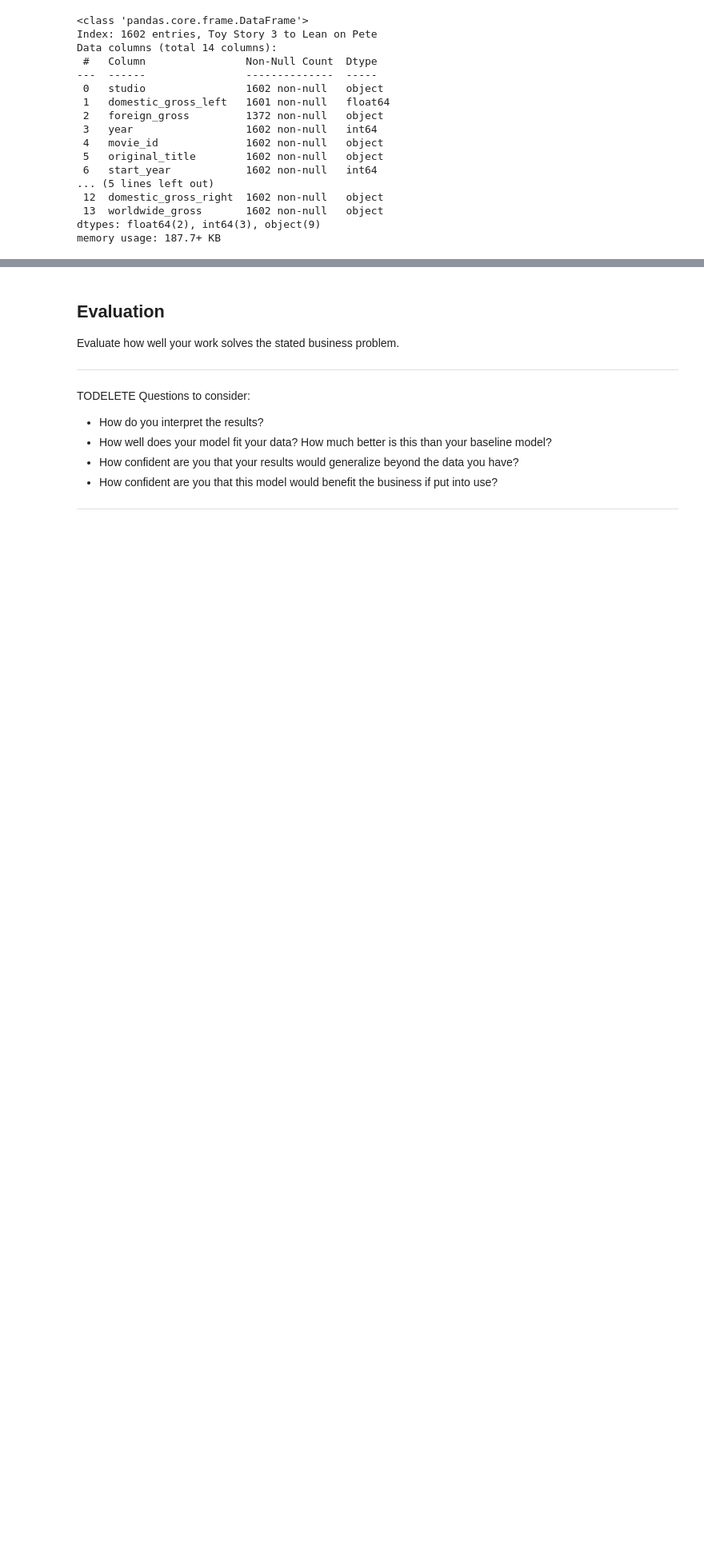
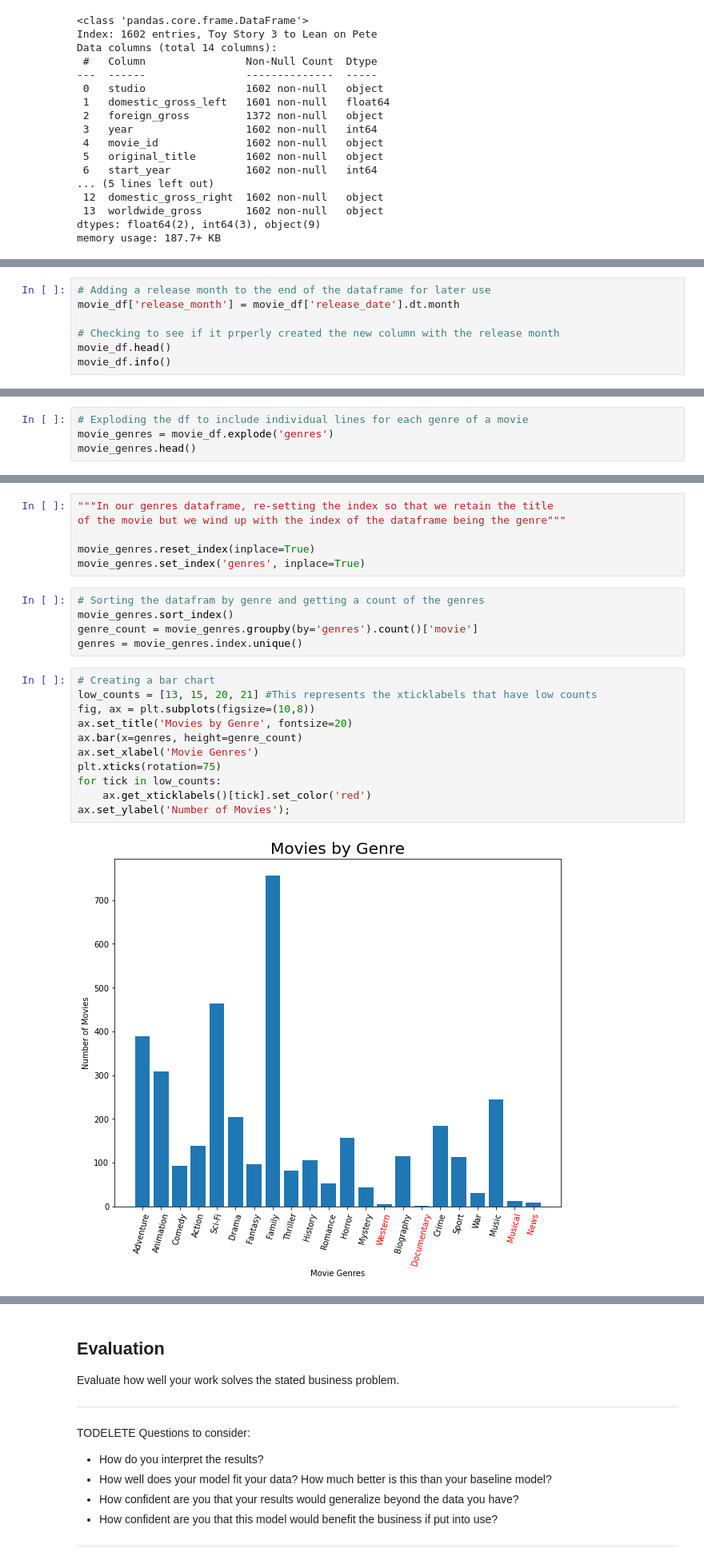
Before and after one commit to uijallen/Microsoft_Movie_Analysis, a Jupyter notebook: Microsoft_Movie_Analysis.ipynb, the cells around one changed output, grey strips where cells are left out. Shown at 80% size. Drawn from its saved outputs; the diff is of its cells as text; blank space fills up the shorter version.

```diff
--- a/Microsoft_Movie_Analysis.ipynb
+++ b/Microsoft_Movie_Analysis.ipynb
@@ -388,0 +558,7 @@ A couple of items stand out as obvious issues that need to be cleaned up.  First
+# %%
+# Adding a release month to the end of the dataframe for later use
+movie_df['release_month'] = movie_df['release_date'].dt.month
+
+# Checking to see if it prperly created the new column with the release month
+movie_df.head()
+movie_df.info()
@@ -388,0 +586,4 @@ A couple of items stand out as obvious issues that need to be cleaned up.  First
+# %%
+# Exploding the df to include individual lines for each genre of a movie
+movie_genres = movie_df.explode('genres')
+movie_genres.head()
@@ -401,0 +635,24 @@ Questions to consider:
+# %%
+"""In our genres dataframe, re-setting the index so that we retain the title
+of the movie but we wind up with the index of the dataframe being the genre"""
+
+movie_genres.reset_index(inplace=True)
+movie_genres.set_index('genres', inplace=True)
+# %%
+# Sorting the datafram by genre and getting a count of the genres
+movie_genres.sort_index()
+genre_count = movie_genres.groupby(by='genres').count()['movie']
+genres = movie_genres.index.unique()
+# %%
+# Creating a bar chart
+low_counts = [13, 15, 20, 21] #This represents the xticklabels that have low counts
+fig, ax = plt.subplots(figsize=(10,8))
+ax.set_title('Movies by Genre', fontsize=20)
+ax.bar(x=genres, height=genre_count)
+ax.set_xlabel('Movie Genres')
+plt.xticks(rotation=75)
+for tick in low_counts:
+    ax.get_xticklabels()[tick].set_color('red')
+ax.set_ylabel('Number of Movies');
+# %% [output]
+[figure, added]
```
Also changed, not shown: parts of 29 cells of this notebook.
